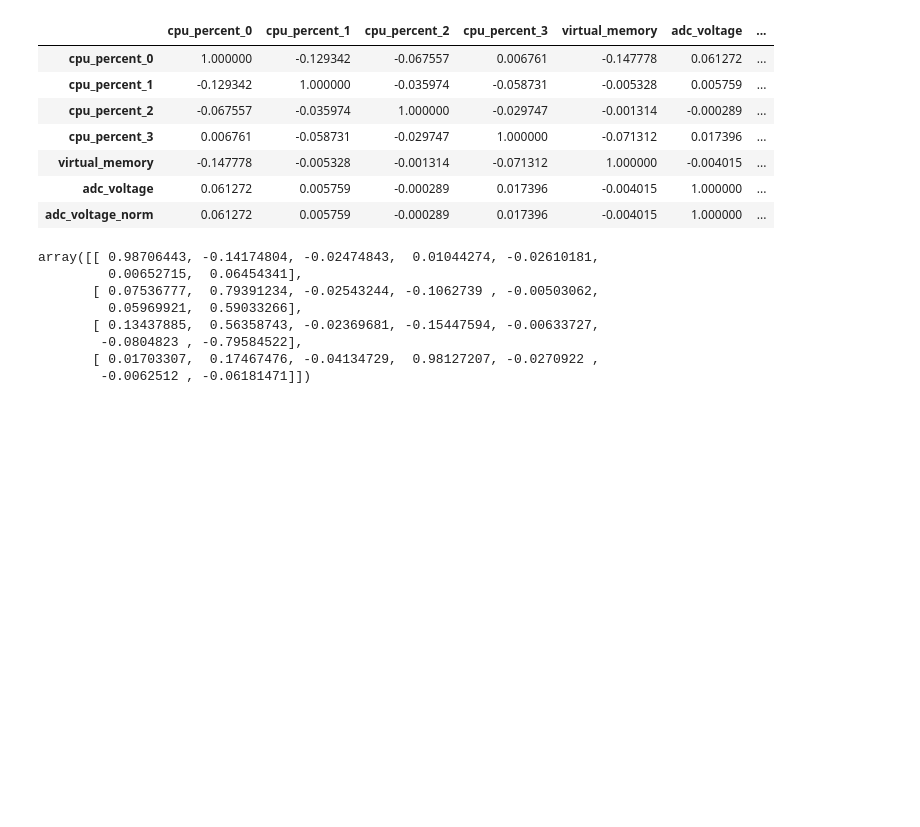
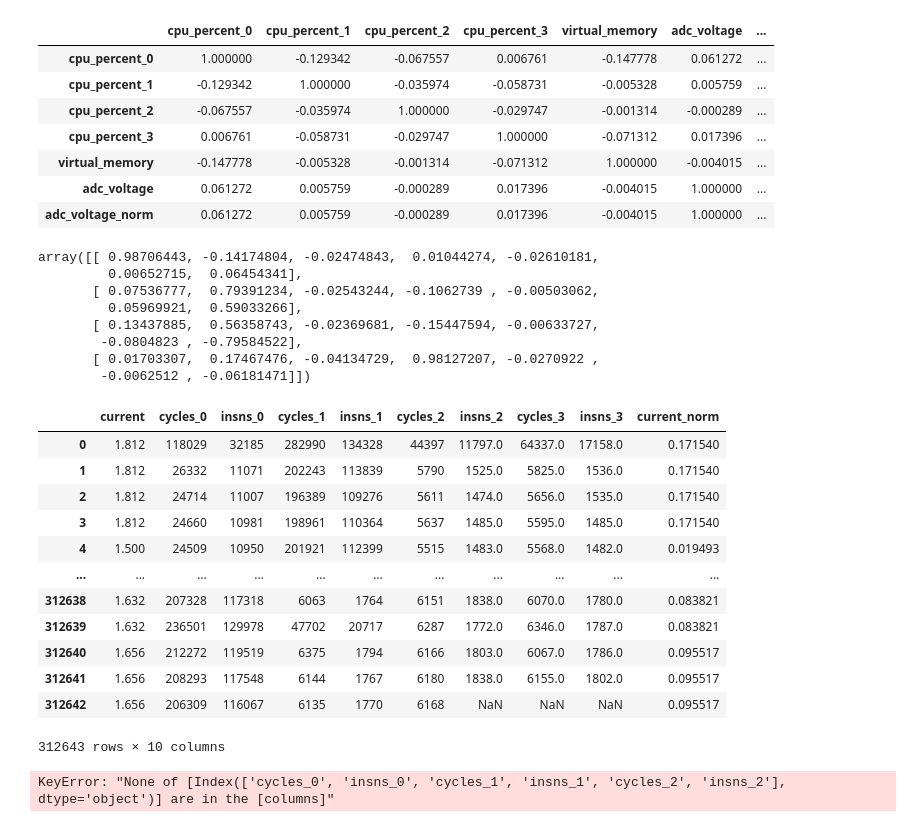
Before and after one commit to radshield/raspi-sel, a Jupyter notebook: analysis/cycles.ipynb, the cells around one changed output. Cells and saved outputs as stored; diff of their text form; code cells hidden in the pictures; blank space fills up the shorter version.

```diff
--- a/analysis/cycles.ipynb
+++ b/analysis/cycles.ipynb
@@ -265,3 +265,33 @@ array([[ 0.98706443, -0.14174804, -0.02474843,  0.01044274, -0.02610181,
         -0.0804823 , -0.79584522],
        [ 0.01703307,  0.17467476, -0.04134729,  0.98127207, -0.0270922 ,
         -0.0062512 , -0.06181471]])
+# %%
+cpu_df = pd.read_csv('../results/fftw_perf.csv')
+
+cpu_df['current_norm'] = min_max_scaling(cpu_df['current'])
+
+cpu_df
+# %% [output]
+|  | current | cycles_0 | insns_0 | cycles_1 | insns_1 | cycles_2 | insns_2 | cycles_3 | insns_3 | current_norm |
+| 0 | 1.812 | 118029 | 32185 | 282990 | 134328 | 44397 | 11797.0 | 64337.0 | 17158.0 | 0.171540 |
+| 1 | 1.812 | 26332 | 11071 | 202243 | 113839 | 5790 | 1525.0 | 5825.0 | 1536.0 | 0.171540 |
+| 2 | 1.812 | 24714 | 11007 | 196389 | 109276 | 5611 | 1474.0 | 5656.0 | 1535.0 | 0.171540 |
+| 3 | 1.812 | 24660 | 10981 | 198961 | 110364 | 5637 | 1485.0 | 5595.0 | 1485.0 | 0.171540 |
+| 4 | 1.500 | 24509 | 10950 | 201921 | 112399 | 5515 | 1483.0 | 5568.0 | 1482.0 | 0.019493 |
+| ... | ... | ... | ... | ... | ... | ... | ... | ... | ... | ... |
+| 312638 | 1.632 | 207328 | 117318 | 6063 | 1764 | 6151 | 1838.0 | 6070.0 | 1780.0 | 0.083821 |
+| 312639 | 1.632 | 236501 | 129978 | 47702 | 20717 | 6287 | 1772.0 | 6346.0 | 1787.0 | 0.083821 |
+| 312640 | 1.656 | 212272 | 119519 | 6375 | 1794 | 6166 | 1803.0 | 6067.0 | 1786.0 | 0.095517 |
+| 312641 | 1.656 | 208293 | 117548 | 6144 | 1767 | 6180 | 1838.0 | 6155.0 | 1802.0 | 0.095517 |
+| 312642 | 1.656 | 206309 | 116067 | 6135 | 1770 | 6168 | NaN | NaN | NaN | 0.095517 |
+312643 rows × 10 columns
+# %%
+fftw_df.plot(x='', y=['cycles_0','insns_0','cycles_1','insns_1','cycles_2','insns_2'])
+plt.tick_params(
+    axis='x',          # changes apply to the x-axis
+    which='both',      # both major and minor ticks are affected
+    bottom=False,      # ticks along the bottom edge are off
+    top=False,         # ticks along the top edge are off
+    labelbottom=False)
+# %% [output]
+KeyError: "None of [Index(['cycles_0', 'insns_0', 'cycles_1', 'insns_1', 'cycles_2', 'insns_2'], dtype='object')] are in the [columns]"
```
Also changed, not shown: parts of 2 cells of this notebook, 1 other file.
